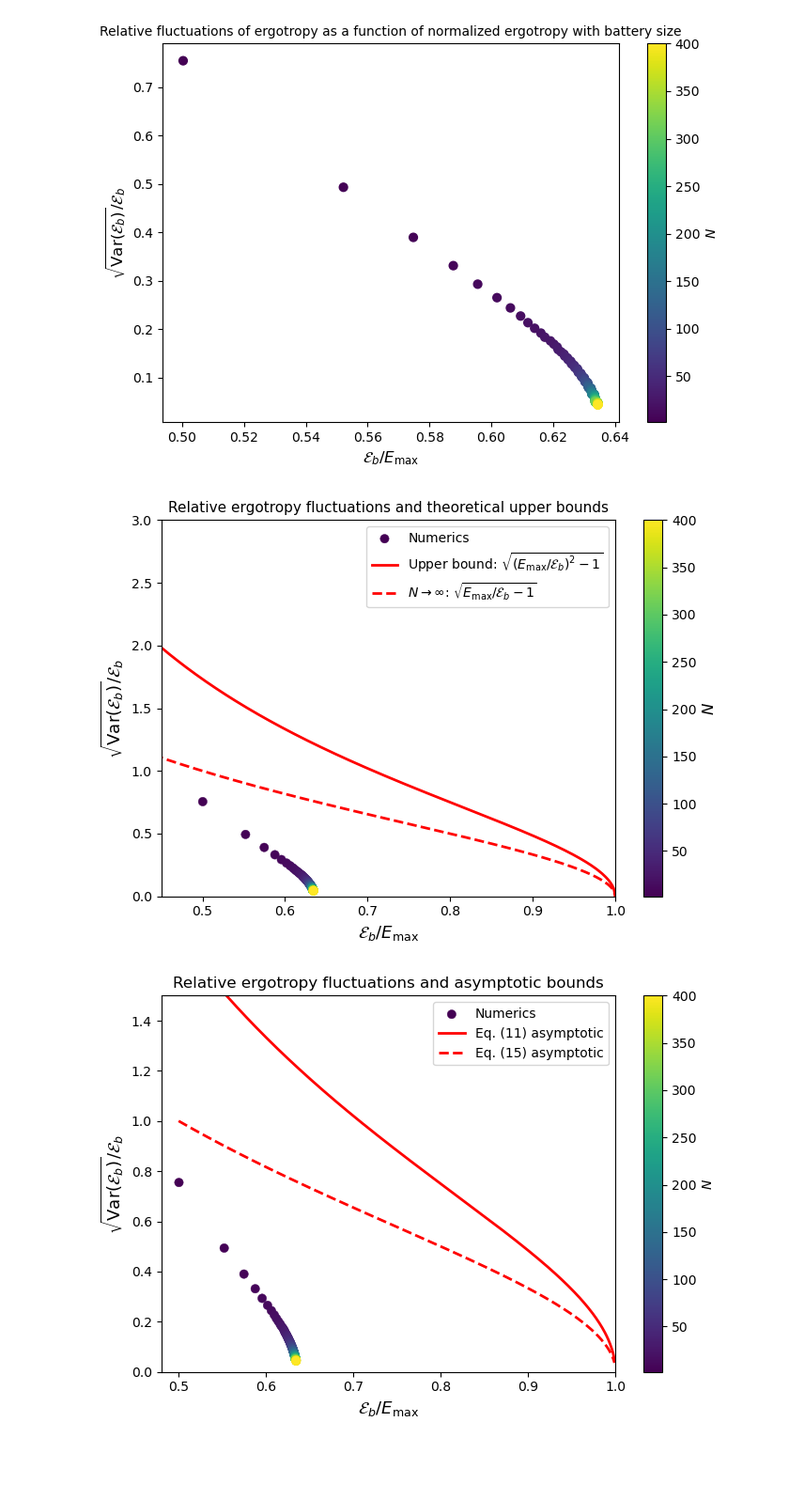
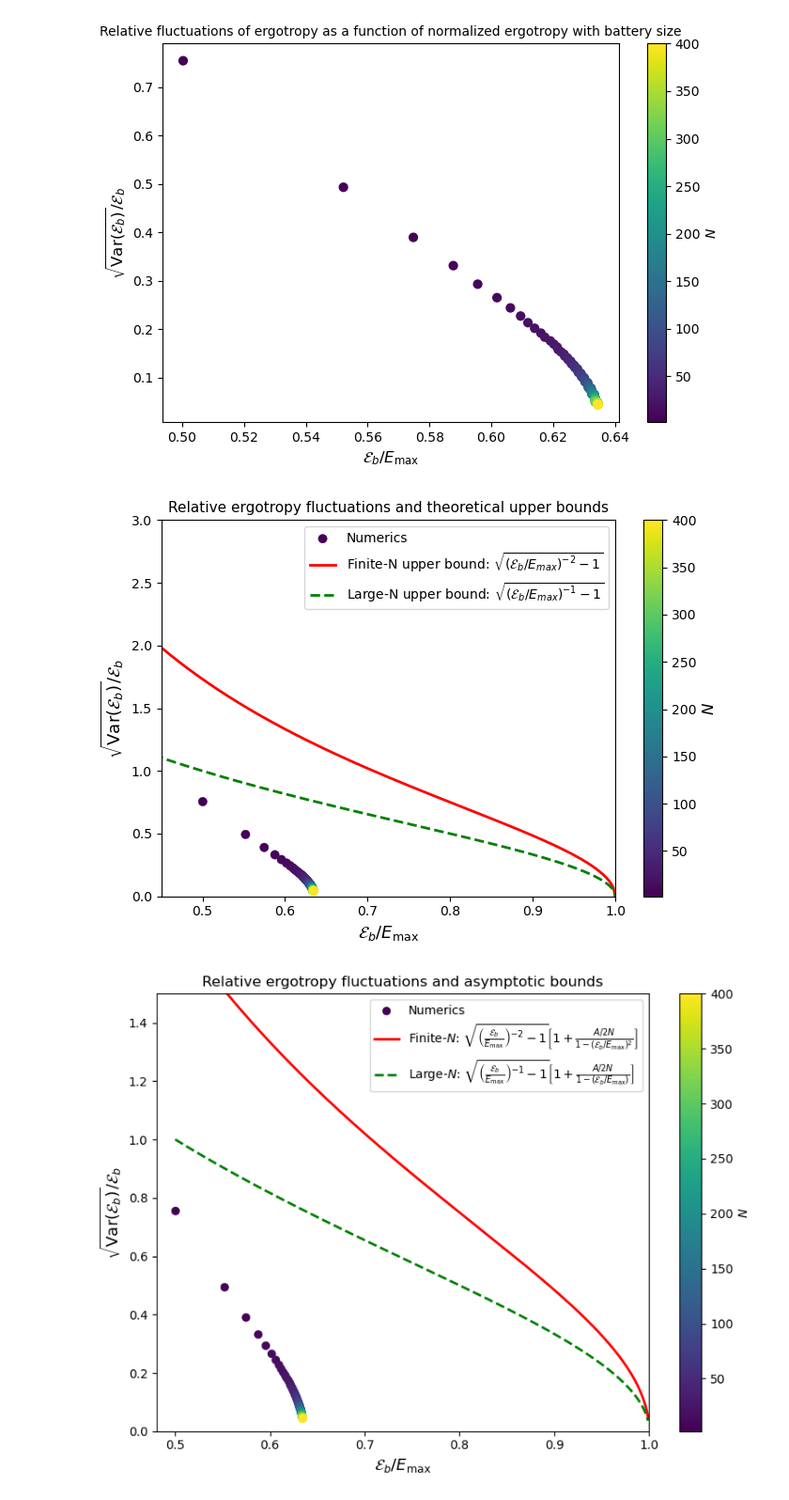
Before and after one commit to gbhanja/ERGO_FLUC_parallel_codes, a Jupyter notebook: TC_OP_coherent.ipynb, the cells around one changed output. Shown at 94% size. Saved outputs shown, nothing was run; the diff lists cells and outputs as text; code cells hidden in the pictures; blank space fills up the shorter version.

```diff
--- a/TC_OP_coherent.ipynb
+++ b/TC_OP_coherent.ipynb
@@ -782,11 +782,11 @@ x = E_ergo / E_max
 y = F_ratio
 
 # Domain for theoretical bounds
-xb = np.linspace(0.01, 1.0, 500)
+xb = np.linspace(0.01, 1.0, 400)
 
-# Upper bounds from the paper
-bound_finite = np.sqrt(1/xb**2 - 1)      # Eq. (finite-N)
-bound_largeN = np.sqrt(1/xb - 1)         # N -> infinity
+# Upper bounds
+bound_finite = np.sqrt(1/xb**2 - 1)      # finite-N
+bound_largeN = np.sqrt(1/xb - 1)         # large-N
 
 plt.figure(figsize=(7,5))
 
@@ -807,16 +807,16 @@ plt.plot(
     bound_finite,
     'r-',
     lw=2,
-    label=r'Upper bound: $\sqrt{(E_{\max}/\mathcal{E}_b)^2-1}$'
+    label=r'Finite-N upper bound: $\sqrt{({\mathcal{E}_b/E_{max}})^{-2} -1}$'
 )
 
 # Large-N upper bound
 plt.plot(
     xb,
     bound_largeN,
-    'r--',
+    'g--',
     lw=2,
-    label=r'$N\rightarrow\infty$: $\sqrt{E_{\max}/\mathcal{E}_b-1}$'
+    label=r'Large-N upper bound: $\sqrt{({\mathcal{E}_b/E_{max}})^{-1} -1}$'
 )
 
 plt.xlim(0.45,1.0)
@@ -835,18 +835,18 @@ plt.legend(fontsize=10)
 plt.tight_layout()
 plt.show()
 # %% [output]
-[figure, old version]
+[figure, new version]
 # %%
 ###############################################################################################
 # Relative ergotropy fluctuations vs normalized ergotropy with asymptotic finite-N corrections
 ###############################################################################################
 
-a = 0.1175     # replace by fitted value
+a = 0.117507     # replaced by fitted value
 
 x = E_ergo / E_max
 y = F_ratio
 
-xb = np.linspace(0.50,0.999,500)
+xb = np.linspace(0.50,0.999,400)
 
 # Eq.(11) asymptotic correction
 bound1 = np.sqrt(1/xb**2 - 1) * (
@@ -858,7 +858,7 @@ bound2 = np.sqrt(1/xb - 1) * (
     1 + 0.5*a/(1-xb)/N_arr.max()
 )
 
-plt.figure(figsize=(7,5))
+plt.figure(figsize=(8,6))
 
 sc = plt.scatter(
     x,
@@ -872,34 +872,34 @@ sc = plt.scatter(
 )
 
 plt.plot(
     xb,
     bound1,
     'r-',
     lw=2,
-    label='Eq. (11) asymptotic'
+    label=r'Finite-$N$: $\sqrt{\left(\frac{\mathcal{E}_b}{E_{\max}}\right)^{-2}-1}\left[1+\frac{A/2N}{1-(\mathcal{E}_b/E_{\max})^2}\right]$'
 )
 
 plt.plot(
     xb,
     bound2,
-    'r--',
+    'g--',
     lw=2,
-    label='Eq. (15) asymptotic'
+    label=r'Large-$N$: $\sqrt{\left(\frac{\mathcal{E}_b}{E_{\max}}\right)^{-1}-1}\left[1+\frac{A/2N}{1-(\mathcal{E}_b/E_{\max})}\right]$'
 )
 
 plt.xlabel(r'$\mathcal{E}_b/E_{\max}$', fontsize=13)
 plt.ylabel(r'$\sqrt{\mathrm{Var}(\mathcal{E}_b)}/\mathcal{E}_b$', fontsize=13)
 
 plt.xlim(0.48,1.0)
 plt.ylim(0,1.5)
 
 plt.title("Relative ergotropy fluctuations and asymptotic bounds")
 
 cbar = plt.colorbar(sc)
 cbar.set_label(r'$N$')
 
 plt.legend()
 plt.tight_layout()
 plt.show()
 # %% [output]
-[figure, old version]
+[figure, new version]
```
